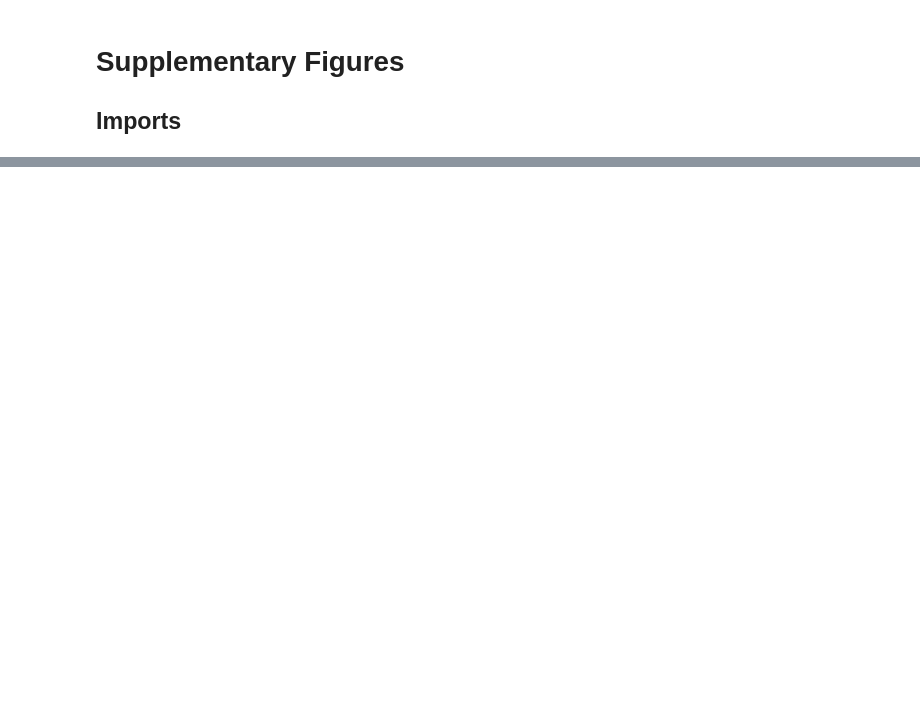
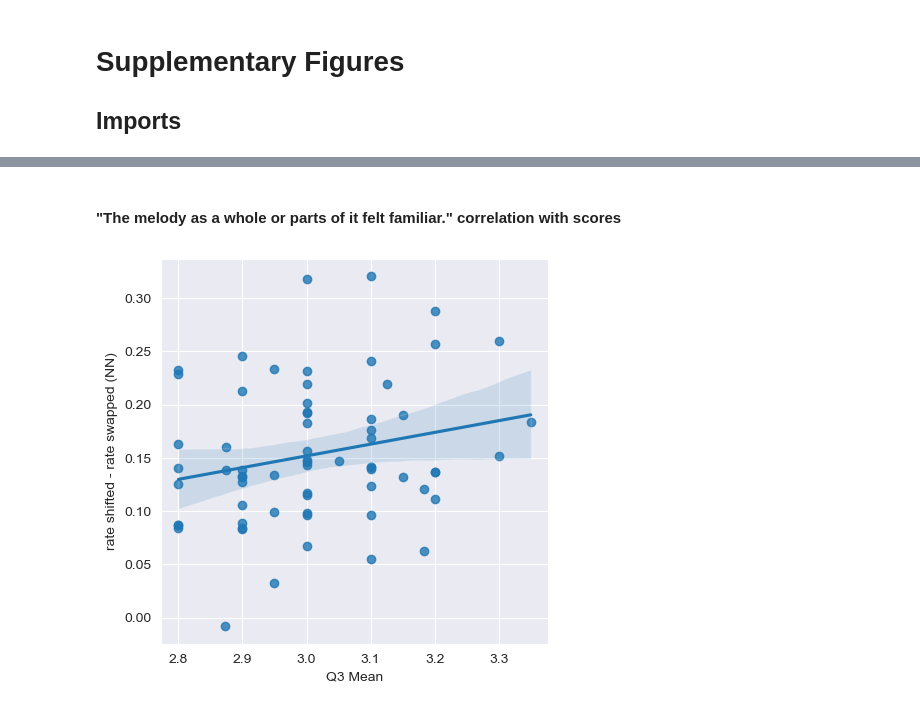
Before and after one commit to MichaelSel/set_membership_paper, a Jupyter notebook: 4. Supplementary Figures.ipynb, the cells around one changed output, grey strips where cells are left out. Drawn from its saved outputs; the diff is of its cells as text; code cells hidden in the pictures; blank space fills up the shorter version.

```diff
--- a/4. Supplementary Figures.ipynb
+++ b/4. Supplementary Figures.ipynb
@@ -20,0 +89,8 @@ obs_stat = 0.6257379119702525
+# %% [markdown]
+#### "The melody as a whole or parts of it felt familiar." correlation with scores
+# %%
+s2 = studyII_GL.groupby('set').mean(numeric_only=True).reset_index()[['set','rate shifted - rate swapped (NN)']]
+likert_corr = study_likert.merge(s2, on='set')
+correlation(dataset=likert_corr,x='Q3 Mean', y='rate shifted - rate swapped (NN)', type='pearson', normalize=False, show_stats=False, width=5, height=5)
+# %% [output]
+[figure, added]
```
Also changed, not shown: parts of 13 cells of this notebook, 1 other file.
